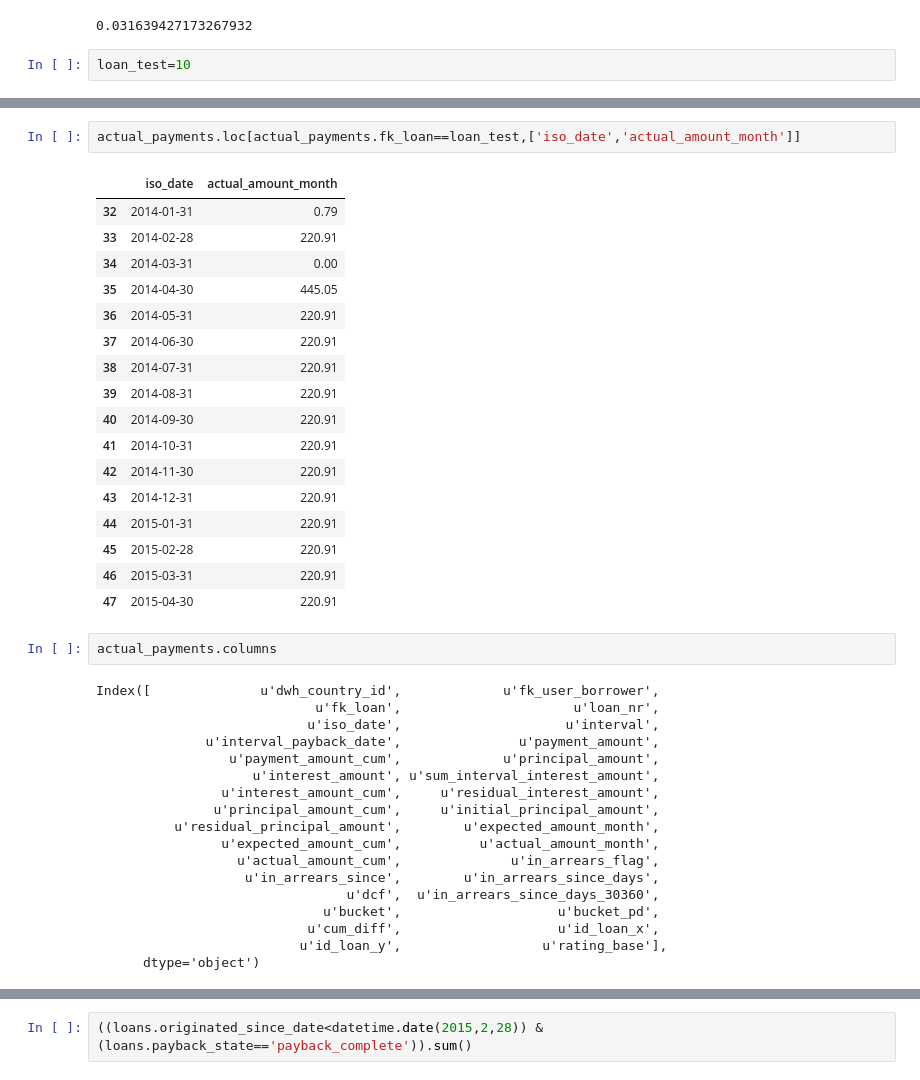
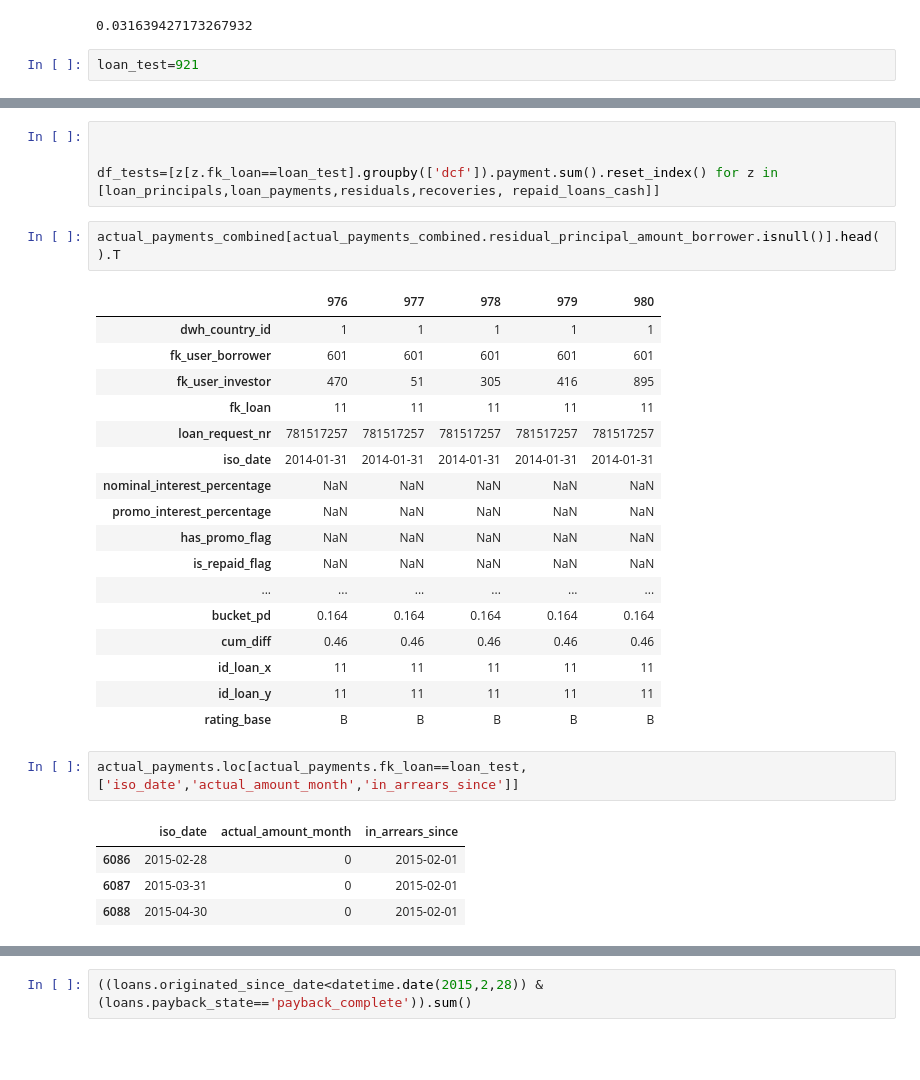
Before and after one commit to seanv507/IPython-Notebooks, a Jupyter notebook: returns01.ipynb, the cells around one changed output, grey strips where cells are left out. Cells and saved outputs as stored; diff of their text form; blank space fills up the shorter version.

Commit message:
working expected return and NAR

```diff
--- a/returns01.ipynb
+++ b/returns01.ipynb
@@ -226,4 +795,4 @@ xirr([loan_principals[loan_principals.fk_loan==loan_test],
 # %% [output]
 0.031639427173267932
 # %%
-loan_test=10
+loan_test=921
@@ -245,40 +821,31 @@ Name: payment, dtype: float64
+# %%
+
+
+df_tests=[z[z.fk_loan==loan_test].groupby(['dcf']).payment.sum().reset_index() for z in [loan_principals,loan_payments,residuals,recoveries, repaid_loans_cash]]
+# %%
+actual_payments_combined[actual_payments_combined.residual_principal_amount_borrower.isnull()].head().T
+# %% [output]
+|  | 976 | 977 | 978 | 979 | 980 |
+| dwh_country_id | 1 | 1 | 1 | 1 | 1 |
+| fk_user_borrower | 601 | 601 | 601 | 601 | 601 |
+| fk_user_investor | 470 | 51 | 305 | 416 | 895 |
+| fk_loan | 11 | 11 | 11 | 11 | 11 |
+| loan_request_nr | 781517257 | 781517257 | 781517257 | 781517257 | 781517257 |
+| iso_date | 2014-01-31 | 2014-01-31 | 2014-01-31 | 2014-01-31 | 2014-01-31 |
+| nominal_interest_percentage | NaN | NaN | NaN | NaN | NaN |
+| promo_interest_percentage | NaN | NaN | NaN | NaN | NaN |
+| has_promo_flag | NaN | NaN | NaN | NaN | NaN |
+| is_repaid_flag | NaN | NaN | NaN | NaN | NaN |
+| ... | ... | ... | ... | ... | ... |
+| bucket_pd | 0.164 | 0.164 | 0.164 | 0.164 | 0.164 |
+| cum_diff | 0.46 | 0.46 | 0.46 | 0.46 | 0.46 |
+| id_loan_x | 11 | 11 | 11 | 11 | 11 |
+| id_loan_y | 11 | 11 | 11 | 11 | 11 |
+| rating_base | B | B | B | B | B |
 # %%
-actual_payments.loc[actual_payments.fk_loan==loan_test,['iso_date','actual_amount_month']]
+actual_payments.loc[actual_payments.fk_loan==loan_test,['iso_date','actual_amount_month','in_arrears_since']]
 # %% [output]
-|  | iso_date | actual_amount_month |
-| 32 | 2014-01-31 | 0.79 |
-| 33 | 2014-02-28 | 220.91 |
-| 34 | 2014-03-31 | 0.00 |
-| 35 | 2014-04-30 | 445.05 |
-| 36 | 2014-05-31 | 220.91 |
-| 37 | 2014-06-30 | 220.91 |
-| 38 | 2014-07-31 | 220.91 |
-| 39 | 2014-08-31 | 220.91 |
-| 40 | 2014-09-30 | 220.91 |
-| 41 | 2014-10-31 | 220.91 |
-| 42 | 2014-11-30 | 220.91 |
-| 43 | 2014-12-31 | 220.91 |
-| 44 | 2015-01-31 | 220.91 |
-| 45 | 2015-02-28 | 220.91 |
-| 46 | 2015-03-31 | 220.91 |
-| 47 | 2015-04-30 | 220.91 |
+|  | iso_date | actual_amount_month | in_arrears_since |
+| 6086 | 2015-02-28 | 0 | 2015-02-01 |
+| 6087 | 2015-03-31 | 0 | 2015-02-01 |
+| 6088 | 2015-04-30 | 0 | 2015-02-01 |
-# %%
-actual_payments.columns
-# %% [output]
-Index([              u'dwh_country_id',             u'fk_user_borrower',
-                            u'fk_loan',                      u'loan_nr',
-                           u'iso_date',                     u'interval',
-              u'interval_payback_date',               u'payment_amount',
-                 u'payment_amount_cum',             u'principal_amount',
-                    u'interest_amount', u'sum_interval_interest_amount',
-                u'interest_amount_cum',     u'residual_interest_amount',
-               u'principal_amount_cum',     u'initial_principal_amount',
-          u'residual_principal_amount',        u'expected_amount_month',
-                u'expected_amount_cum',          u'actual_amount_month',
-                  u'actual_amount_cum',              u'in_arrears_flag',
-                   u'in_arrears_since',        u'in_arrears_since_days',
-                                u'dcf',  u'in_arrears_since_days_30360',
-                             u'bucket',                    u'bucket_pd',
-                           u'cum_diff',                    u'id_loan_x',
-                          u'id_loan_y',                  u'rating_base'],
-      dtype='object')
```
Also changed, not shown: parts of 104 cells of this notebook.
